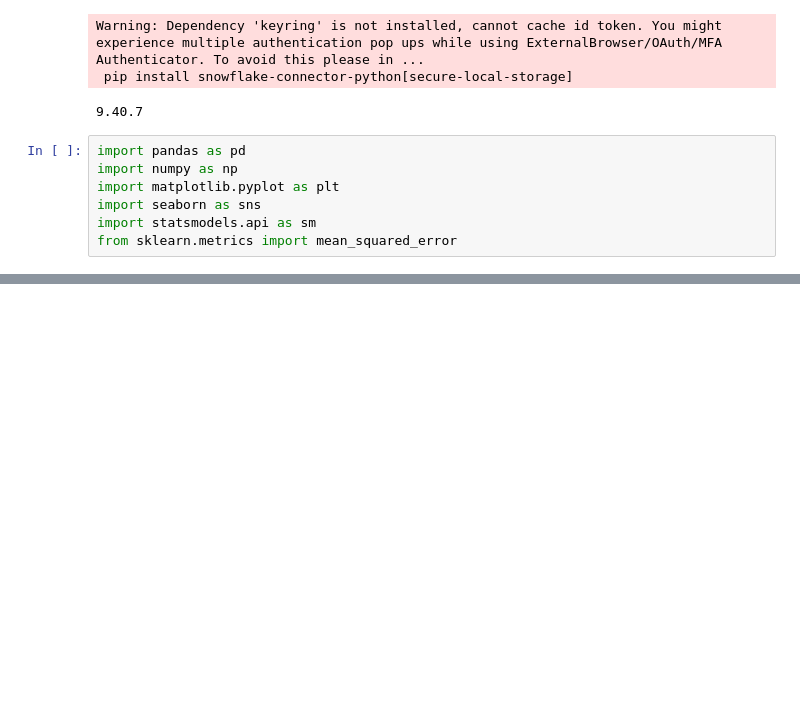
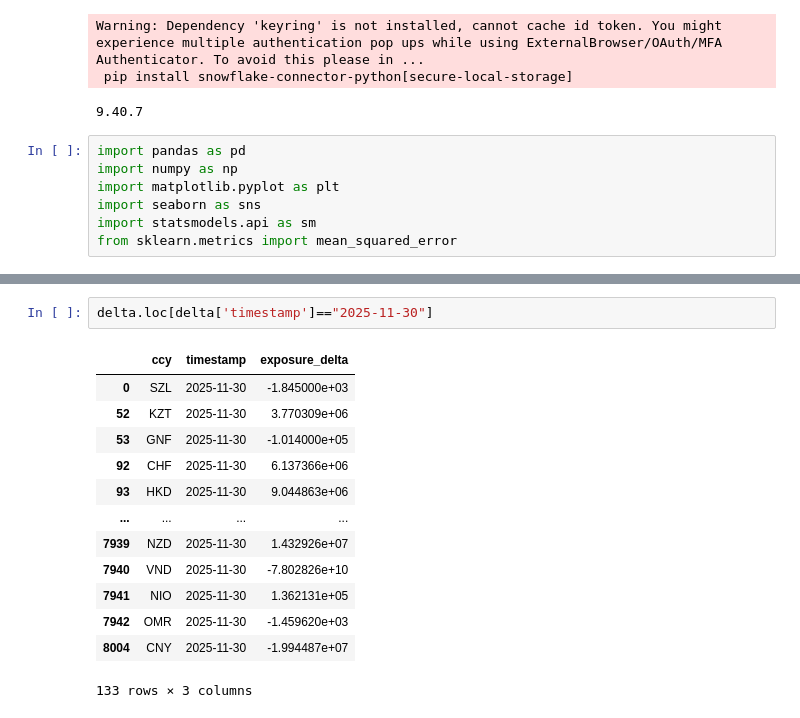
Before and after one commit to joshuachoy0711/projects, a Jupyter notebook: exposure_change.ipynb, the cells around one changed output, grey strips where cells are left out. Cells and saved outputs as stored; diff of their text form; blank space fills up the shorter version.

```diff
--- a/exposure_change.ipynb
+++ b/exposure_change.ipynb
@@ -65,3 +141,19 @@ sorted(set(event_df.event_type))
+# %%
+delta.loc[delta['timestamp']=="2025-11-30"]
+# %% [output]
+|  | ccy | timestamp | exposure_delta |
+| 0 | SZL | 2025-11-30 | -1.845000e+03 |
+| 52 | KZT | 2025-11-30 | 3.770309e+06 |
+| 53 | GNF | 2025-11-30 | -1.014000e+05 |
+| 92 | CHF | 2025-11-30 | 6.137366e+06 |
+| 93 | HKD | 2025-11-30 | 9.044863e+06 |
+| ... | ... | ... | ... |
+| 7939 | NZD | 2025-11-30 | 1.432926e+07 |
+| 7940 | VND | 2025-11-30 | -7.802826e+10 |
+| 7941 | NIO | 2025-11-30 | 1.362131e+05 |
+| 7942 | OMR | 2025-11-30 | -1.459620e+03 |
+| 8004 | CNY | 2025-11-30 | -1.994487e+07 |
+133 rows × 3 columns
 # %%
 # getting ccy data
 
```
Also changed, not shown: parts of 10 cells of this notebook.
